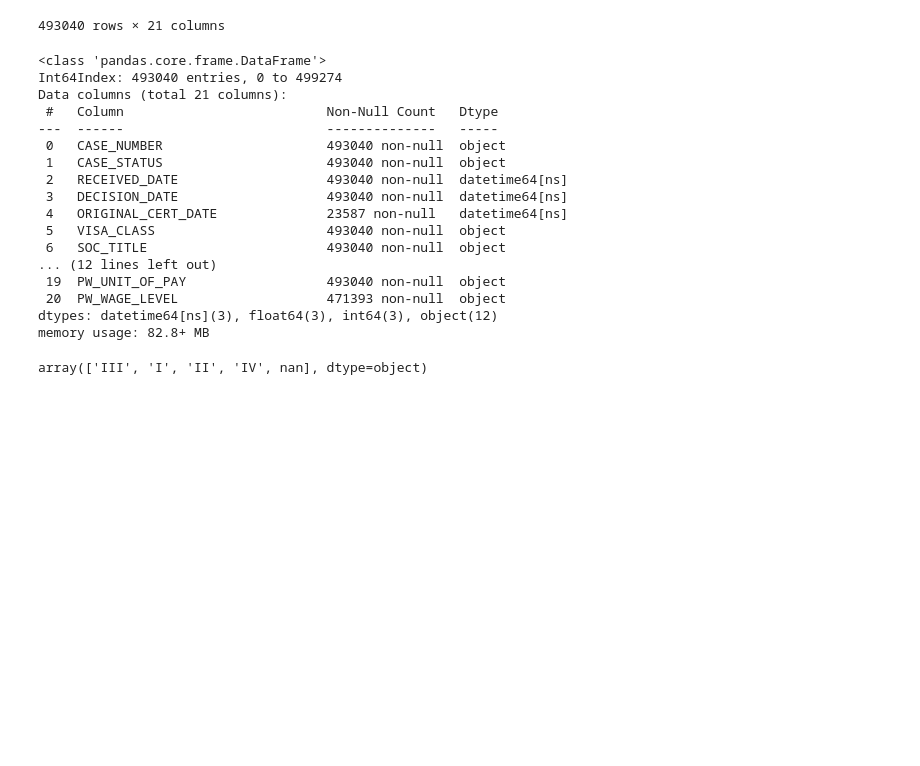
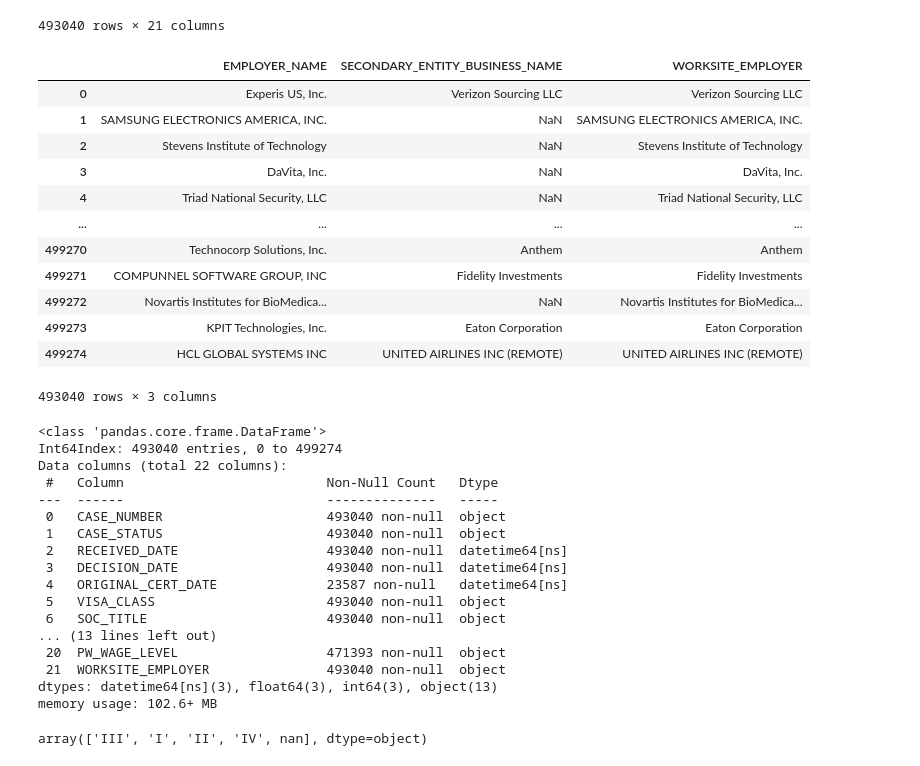
Before and after one commit to JohnBroberg/H1B_LCA, a Jupyter notebook: H1B_LCA.ipynb, the cells around one changed output. Saved outputs shown, nothing was run; the diff lists cells and outputs as text; code cells hidden in the pictures; blank space fills up the shorter version.

Commit message:
added WORKSITE_EMPLOYER column

```diff
--- a/H1B_LCA.ipynb
+++ b/H1B_LCA.ipynb
@@ -51,12 +51,33 @@ df22
 | 499273 | I-200-22181-326033 | Withdrawn | 2022-06-30 | 2022-06-30 | NaT | H-1B | Software Developers, Applications | ... |
 | 499274 | I-200-22181-326193 | Withdrawn | 2022-06-30 | 2022-06-30 | NaT | H-1B | Network and Computer Systems Admi... | ... |
 493040 rows × 21 columns
+# %%
+# Add WORKSITE_EMPLOYER column
+
+df22['WORKSITE_EMPLOYER'] = df22['EMPLOYER_NAME']
+df22.loc[df22['SECONDARY_ENTITY'] == 'Yes', 'WORKSITE_EMPLOYER'] = df22['SECONDARY_ENTITY_BUSINESS_NAME']
+
+df22[['EMPLOYER_NAME','SECONDARY_ENTITY_BUSINESS_NAME','WORKSITE_EMPLOYER']]
+# %% [output]
+|  | EMPLOYER_NAME | SECONDARY_ENTITY_BUSINESS_NAME | WORKSITE_EMPLOYER |
+| 0 | Experis US, Inc. | Verizon Sourcing LLC | Verizon Sourcing LLC |
+| 1 | SAMSUNG ELECTRONICS AMERICA, INC. | NaN | SAMSUNG ELECTRONICS AMERICA, INC. |
+| 2 | Stevens Institute of Technology | NaN | Stevens Institute of Technology |
+| 3 | DaVita, Inc. | NaN | DaVita, Inc. |
+| 4 | Triad National Security, LLC | NaN | Triad National Security, LLC |
+| ... | ... | ... | ... |
+| 499270 | Technocorp Solutions, Inc. | Anthem | Anthem |
+| 499271 | COMPUNNEL SOFTWARE GROUP, INC | Fidelity Investments | Fidelity Investments |
+| 499272 | Novartis Institutes for BioMedica... | NaN | Novartis Institutes for BioMedica... |
+| 499273 | KPIT Technologies, Inc. | Eaton Corporation | Eaton Corporation |
+| 499274 | HCL GLOBAL SYSTEMS INC | UNITED AIRLINES INC (REMOTE) | UNITED AIRLINES INC (REMOTE) |
+493040 rows × 3 columns
 # %%
 df22.info()
 # %% [output]
 <class 'pandas.core.frame.DataFrame'>
 Int64Index: 493040 entries, 0 to 499274
-Data columns (total 21 columns):
+Data columns (total 22 columns):
  #   Column                          Non-Null Count   Dtype
 ---  ------                          --------------   -----
  0   CASE_NUMBER                     493040 non-null  object
@@ -66,11 +87,11 @@ Data columns (total 21 columns):
  4   ORIGINAL_CERT_DATE              23587 non-null   datetime64[ns]
  5   VISA_CLASS                      493040 non-null  object
  6   SOC_TITLE                       493040 non-null  object
-... (12 lines left out)
- 19  PW_UNIT_OF_PAY                  493040 non-null  object
+... (13 lines left out)
  20  PW_WAGE_LEVEL                   471393 non-null  object
-dtypes: datetime64[ns](3), float64(3), int64(3), object(12)
-memory usage: 82.8+ MB
+ 21  WORKSITE_EMPLOYER               493040 non-null  object
+dtypes: datetime64[ns](3), float64(3), int64(3), object(13)
+memory usage: 102.6+ MB
 # %%
 df22['PW_WAGE_LEVEL'].unique()
 # %% [output]
```
Also changed, not shown: parts of 11 cells of this notebook, 2 other files.
